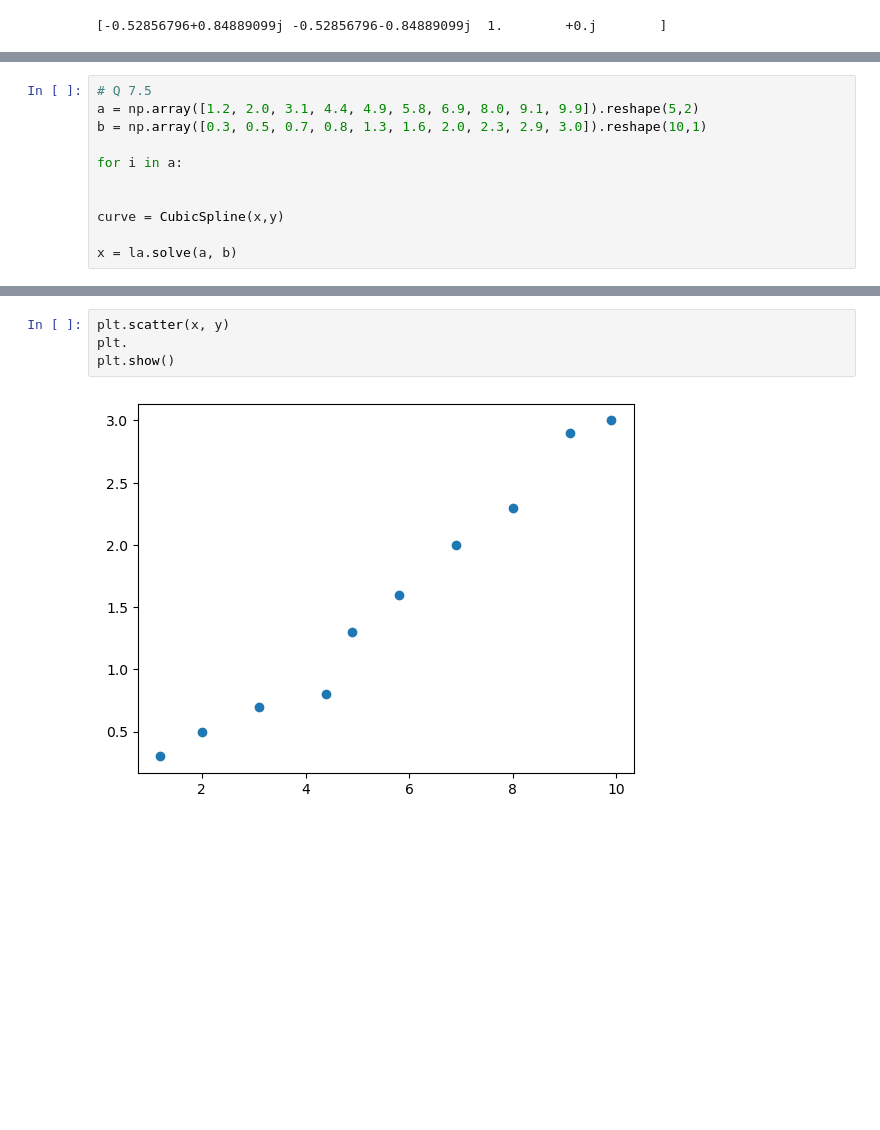
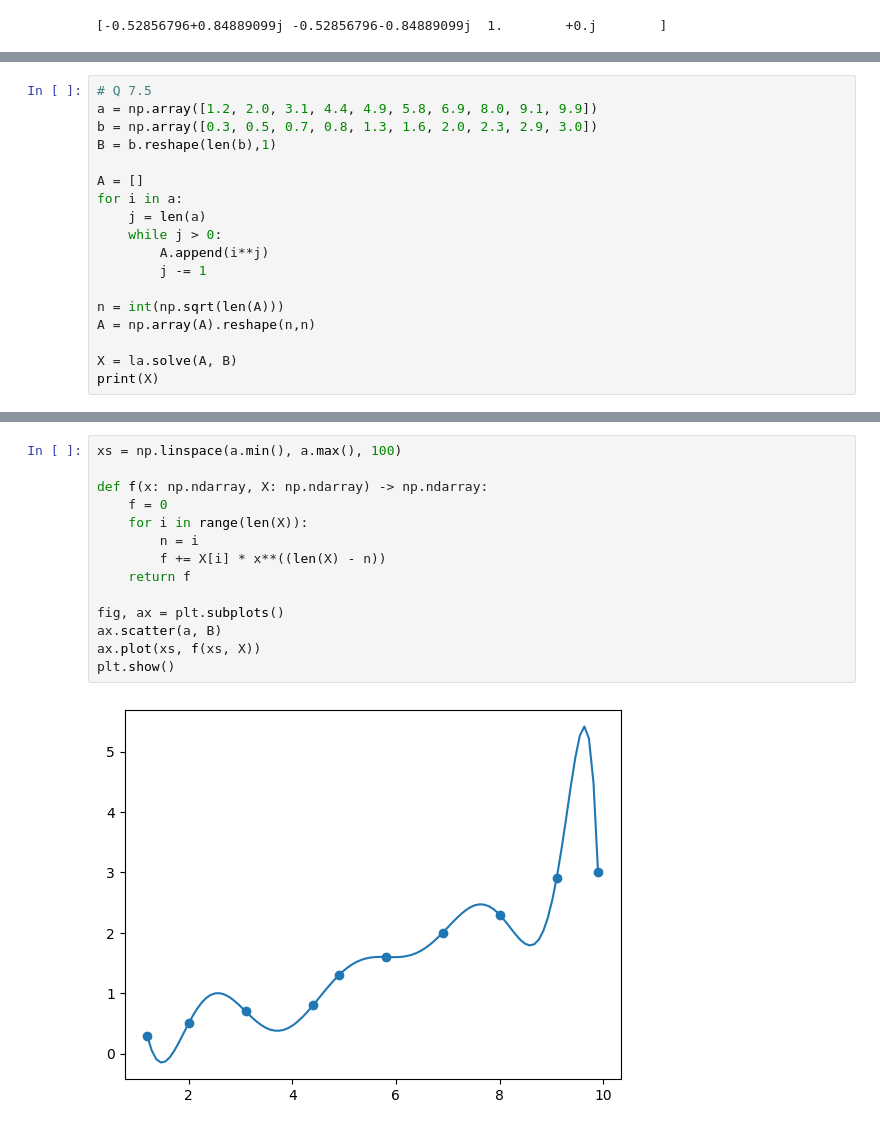
Before and after one commit to avalperezRUG/PROGNUM-repo, a Jupyter notebook: Task7/sq_s6217338_week7.ipynb, the cells around one changed output, grey strips where cells are left out. Saved outputs shown, nothing was run; the diff lists cells and outputs as text; blank space fills up the shorter version.

```diff
--- a/Task7/sq_s6217338_week7.ipynb
+++ b/Task7/sq_s6217338_week7.ipynb
@@ -81,13 +85,20 @@ print('\n', E@v)
  [1.00000000e+00]]
 # %%
 # Q 7.5
-a = np.array([1.2, 2.0, 3.1, 4.4, 4.9, 5.8, 6.9, 8.0, 9.1, 9.9]).reshape(5,2)
-b = np.array([0.3, 0.5, 0.7, 0.8, 1.3, 1.6, 2.0, 2.3, 2.9, 3.0]).reshape(10,1)
+a = np.array([1.2, 2.0, 3.1, 4.4, 4.9, 5.8, 6.9, 8.0, 9.1, 9.9])
+b = np.array([0.3, 0.5, 0.7, 0.8, 1.3, 1.6, 2.0, 2.3, 2.9, 3.0])
+B = b.reshape(len(b),1)
 
+A = []
 for i in a:
+    j = len(a)
+    while j > 0:
+        A.append(i**j)
+        j -= 1
 
+n = int(np.sqrt(len(A)))
+A = np.array(A).reshape(n,n)
 
-curve = CubicSpline(x,y)
-
-x = la.solve(a, b)
+X = la.solve(A, B)
+print(X)
 # %% [output]
@@ -95,6 +115,16 @@ NameError: name 'CubicSpline' is not defined
 # %%
-plt.scatter(x, y)
-plt.
+xs = np.linspace(a.min(), a.max(), 100)
+
+def f(x: np.ndarray, X: np.ndarray) -> np.ndarray:
+    f = 0
+    for i in range(len(X)):
+        n = i
+        f += X[i] * x**((len(X) - n))
+    return f
+
+fig, ax = plt.subplots()
+ax.scatter(a, B)
+ax.plot(xs, f(xs, X))
 plt.show()
 # %% [output]
-[figure, old version]
+[figure, new version]
```
Also changed, not shown: parts of 9 cells of this notebook.
